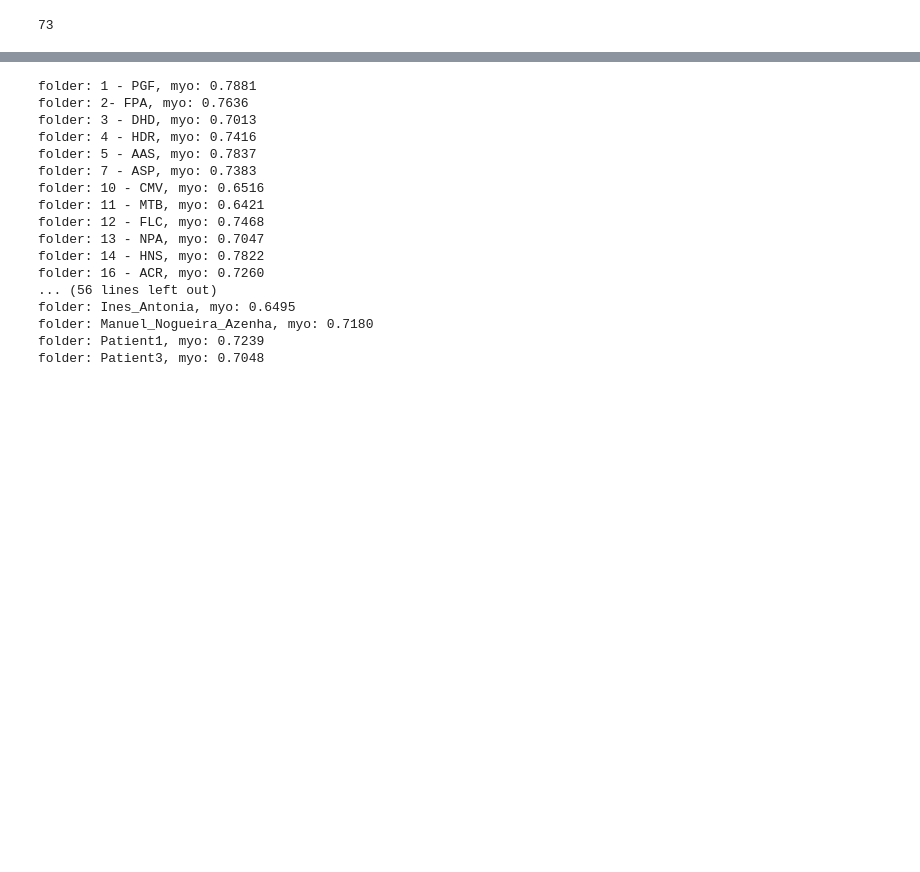
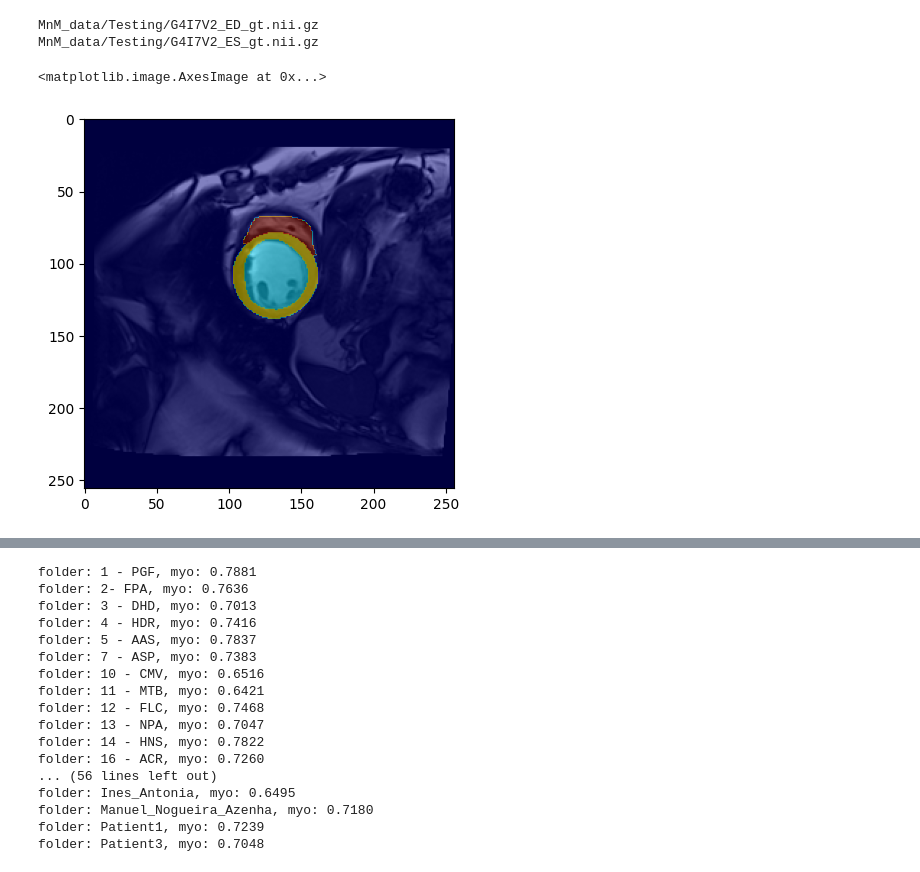
Before and after one commit to minhnhattrinh312/EMIDEC, a Jupyter notebook: test_newdata.ipynb, the cells around one changed output, grey strips where cells are left out. Drawn from its saved outputs; the diff is of its cells as text; code cells hidden in the pictures; blank space fills up the shorter version.

```diff
--- a/test_newdata.ipynb
+++ b/test_newdata.ipynb
@@ -15,4 +0,0 @@ from ipywidgets import interact
-# %%
-len(glob.glob("Tables/*"))
-# %% [output]
-73
@@ -18,0 +25,29 @@ len(glob.glob("Tables/*"))
+# %%
+list_of_train_gt = natsorted(glob.glob("MnM_data/Training/*gt.nii.gz"))
+list_of_val_gt = natsorted(glob.glob("MnM_data/Validation/*gt.nii.gz"))
+list_of_test_gt = natsorted(glob.glob("MnM_data/Testing/*gt.nii.gz"))
+
+
+for image_path in list_of_test_gt:
+    mask_nii = nib.load(image_path)
+    image_nii = nib.load(image_path.replace("_gt", ""))
+    image = image_nii.get_fdata()
+    mask = mask_nii.get_fdata().astype(np.uint8)
+    patient_id = image_path.split("/")[-1].split("_")[0]
+    # get ED and ES from info_data
+
+
+
+    new_shape = [256, 256]
+    x_shift, y_shift = -50, 0
+    padded_image, crop_index, pad_index = pad_background(image, new_shape, x_shift, y_shift)
+
+    padded_mask = pad_background_with_index(mask, crop_index, pad_index, new_shape).astype(np.uint8)
+
+    test_mask = invert_padding(image.shape, padded_mask, crop_index, pad_index)
+
+    if np.linalg.norm(test_mask - mask) > 0:
+        print(image_path)
+# %% [output]
+MnM_data/Testing/G4I7V2_ED_gt.nii.gz
+MnM_data/Testing/G4I7V2_ES_gt.nii.gz
@@ -18,0 +60,9 @@ len(glob.glob("Tables/*"))
+# %%
+data = np.load("MnM_train_full/A0S9V9_7.npz")
+image, mask = data["image"], data["mask"]
+# %%
+plt.imshow(image, cmap="gray")
+plt.imshow(mask, cmap="jet", alpha=0.5)
+# %% [output]
+<matplotlib.image.AxesImage at 0x...>
+[figure, added]
```
Also changed, not shown: parts of 6 cells of this notebook, 17 other files.
